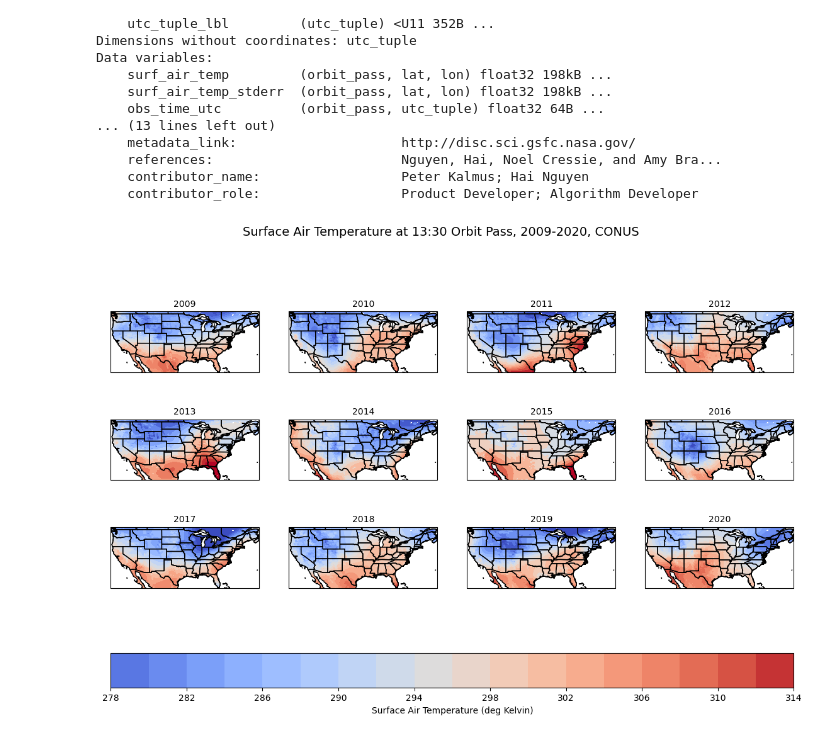
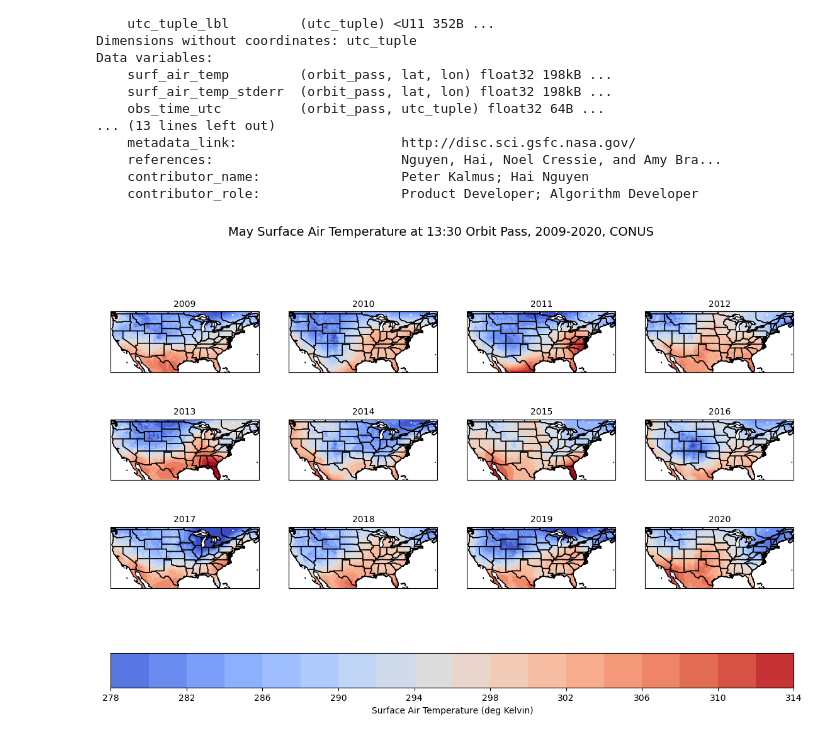
Before and after one commit to rbnguyen01/Assignment_HW-1, a Jupyter notebook: Assignment 1-redo.ipynb, the cells around one changed output. Drawn from its saved outputs; the diff is of its cells as text; code cells hidden in the pictures.

```diff
--- a/Assignment 1-redo.ipynb
+++ b/Assignment 1-redo.ipynb
@@ -79,32 +79,32 @@ fig, axs = plt.subplots(nrows=3, ncols=4, figsize=(14, 9), subplot_kw={'projecti
 #add color...
 vmin, vmax =275, 315
 cmap = "coolwarm"
 
 #flatten for easier understanding
 
 axs= axs.flatten()
 
 #Loops
 
 for i, (ax, ds, year) in enumerate (zip(axs, datasets, years)):  #looping through each axes - year - data to get index and draw map on
     data = ds['surf_air_temp'].sel(orbit_pass ="13:30:00") #choosing surface temperature at the exact time for each dataset
 
     #Fill in each subplot with projection and data
     image = ax.contourf(lon2d, lat2d, data, levels=20, cmap =cmap, vmin=vmin, vmax=vmax, transform =ccrs.PlateCarree()) #take lat and lon from lon2d and lat2d, data list created above,
     # 20 gradient steps, cmap = color scheme, min-max color scale
 
     #add map features for all
     ax.add_feature(feature.COASTLINE)
     ax.add_feature(feature.BORDERS) #to draw borderline of the US
     ax.add_feature(feature.STATES) #to add Stateline
     ax.set_extent([-125, -64, 25, 50], crs=ccrs.PlateCarree()) #zoom in to CONUS
     ax.set_title(str(year), fontsize=10)
 
 # Add colorbar
 cbar = fig.colorbar(image, ax= axs, orientation ='horizontal')
 cbar.set_label("Surface Air Temperature (deg Kelvin)")
-plt.suptitle("Surface Air Temperature at 13:30 Orbit Pass, 2009-2020, CONUS", fontsize =14)
+plt.suptitle("May Surface Air Temperature at 13:30 Orbit Pass, 2009-2020, CONUS", fontsize =14)
 
 plt.show()
 # %% [output]
-[figure, old version]
+[figure, new version]
```
Also changed, not shown: parts of 3 cells of this notebook.
